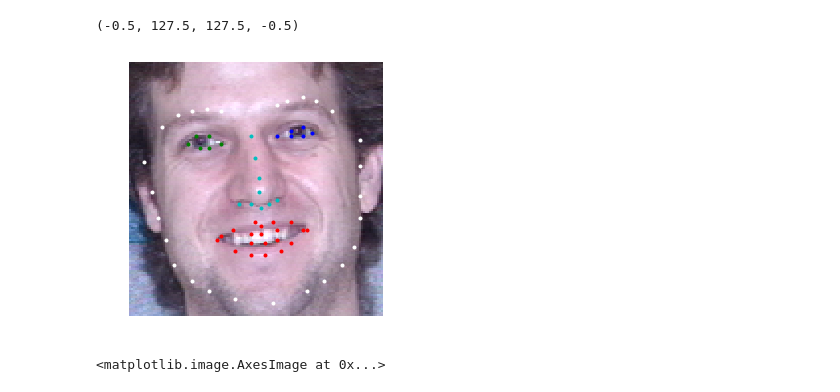
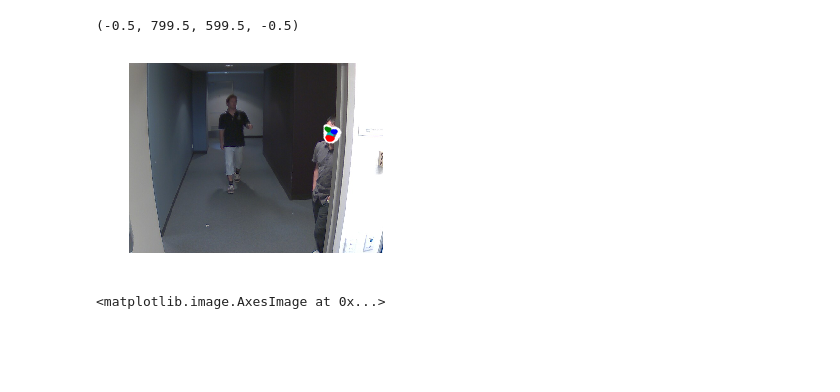
Before and after one commit to sumandroid12/face_det, a Jupyter notebook: tet.ipynb, the cells around one changed output. Saved outputs shown, nothing was run; the diff lists cells and outputs as text; code cells hidden in the pictures; blank space fills up the shorter version.

```diff
--- a/tet.ipynb
+++ b/tet.ipynb
@@ -6,29 +6,30 @@ import numpy as np
 
 fa = face_alignment.FaceAlignment(face_alignment.LandmarksType._2D, flip_input=False)
 # %%
-input = io.imread('/home/gpu/suman/multipie/test/pose/2/crop/001_01_02_051_07.png')
-preds = fa.get_landmarks(input)[-1]
+input = io.imread('/run/media/gpu/My Passport/chokepoint/frames/P1E_S1/P1E_S1_C1/00000233.jpg')
+preds = fa.get_landmarks(input)
+preds = preds[0]
 
 #TODO: Make this nice
 fig = plt.figure(figsize=(10,5))
 ax = fig.add_subplot(1, 2, 1)
 ax.imshow(input)
 ax.plot(preds[0:17,0],preds[0:17,1],marker='o',markersize=3,linestyle='',color='w',lw=2)
 ax.plot(preds[17:22,0],preds[17:22,1],marker='o',markersize=3,linestyle='',color='w',lw=2)
 ax.plot(preds[22:27,0],preds[22:27,1],marker='o',markersize=3,linestyle='',color='w',lw=2)
 ax.plot(preds[27:31,0],preds[27:31,1],marker='o',markersize=3,linestyle='',color='c',lw=2)
 ax.plot(preds[31:36,0],preds[31:36,1],marker='o',markersize=3,linestyle='',color='c',lw=2)
 ax.plot(preds[36:42,0],preds[36:42,1],marker='o',markersize=3,linestyle='',color='g',lw=2)
 ax.plot(preds[42:48,0],preds[42:48,1],marker='o',markersize=3,linestyle='',color='b',lw=2)
 ax.plot(preds[48:60,0],preds[48:60,1],marker='o',markersize=3,linestyle='',color='r',lw=2)
 ax.plot(preds[60:68,0],preds[60:68,1],marker='o',markersize=3,linestyle='',color='r',lw=2)
 # ax.plot(np.mean(preds[48:60,0]), np.mean(preds[48:60,1]), marker='o',markersize=3,linestyle='',color='r',lw=2)
 # ax.plot(np.mean(preds[36:42,0]), np.mean(preds[36:42,1]), marker='o',markersize=3,linestyle='',color='r',lw=2)
 # ax.plot(np.mean(preds[42:48,0]), np.mean(preds[42:48,1]), marker='o',markersize=3,linestyle='',color='r',lw=2)
 ax.axis('off')
 # %% [output]
-(-0.5, 127.5, 127.5, -0.5)
+(-0.5, 799.5, 599.5, -0.5)
-[figure, old version]
+[figure, new version]
 # %%
 from PIL import Image
 im = Image.fromarray(input)
```
Also changed, not shown: parts of 1 cell of this notebook, 3 other files.
